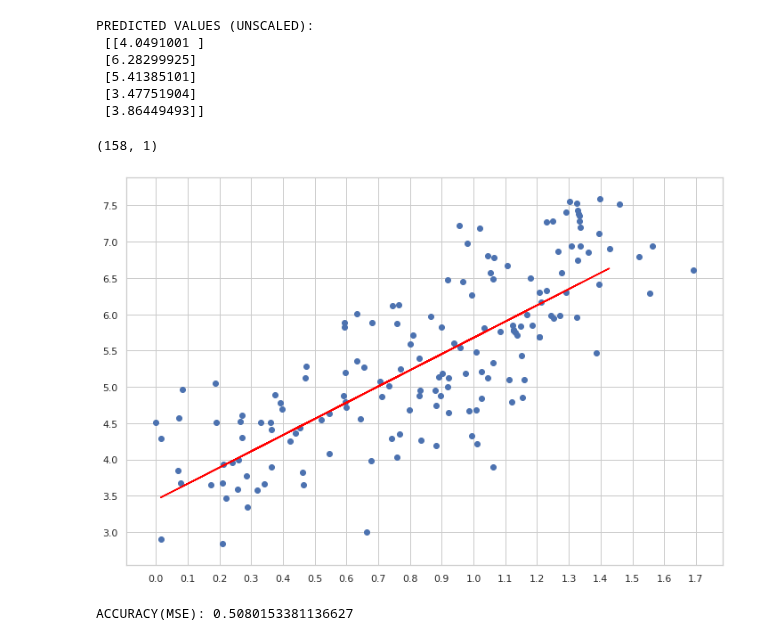
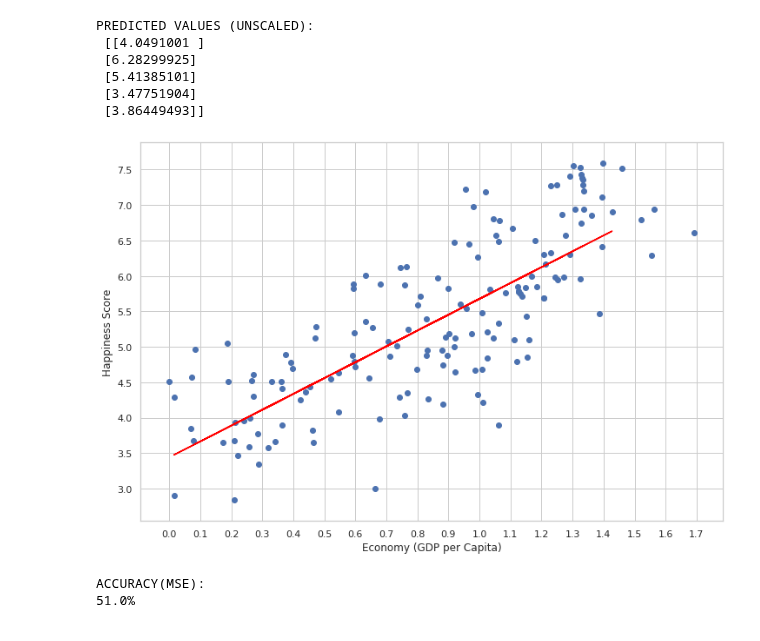
Before and after one commit to ArminD93/WorldHappinessReport, a Jupyter notebook: WorldHappinessReport.ipynb, the cells around one changed output. Saved outputs shown, nothing was run; the diff lists cells and outputs as text; code cells hidden in the pictures.

```diff
--- a/WorldHappinessReport.ipynb
+++ b/WorldHappinessReport.ipynb
@@ -139,24 +134,23 @@ PREDICTED VALUES (UNSCALED):
  [5.41385101]
  [3.47751904]
  [3.86449493]]
-# %%
-y.shape
-# %% [output]
-(158, 1)
 # %%
 plt.figure(figsize=(12,8))
 plt.yticks(np.arange(0, 8, step=0.5))
 plt.xticks(np.arange(0, 1.8, step=0.1))
 
 plt.scatter(X, y)
 plt.plot(X_test, y_pred, color='red')
+plt.xlabel('Economy (GDP per Capita)')
+plt.ylabel('Happiness Score')
 plt.show()
 # %% [output]
-[figure, old version]
+[figure, new version]
 # %%
 # Measure Accuracy
 from sklearn.metrics import mean_squared_error
 accuracy = mean_squared_error(y_test, y_pred) # Mean Squared Error
-print('ACCURACY(MSE): {}'.format(accuracy))
+print('ACCURACY(MSE):\n{}%'.format(np.ceil(accuracy*100, )))
 # %% [output]
-ACCURACY(MSE): 0.5080153381136627
+ACCURACY(MSE):
+51.0%
```
Also changed, not shown: parts of 5 cells of this notebook.
